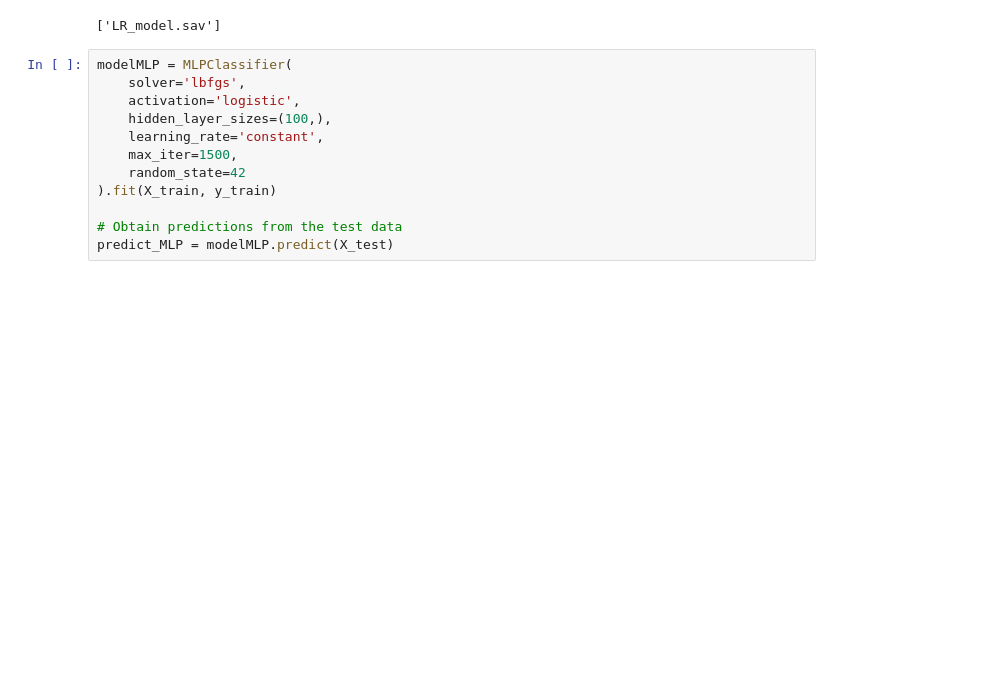
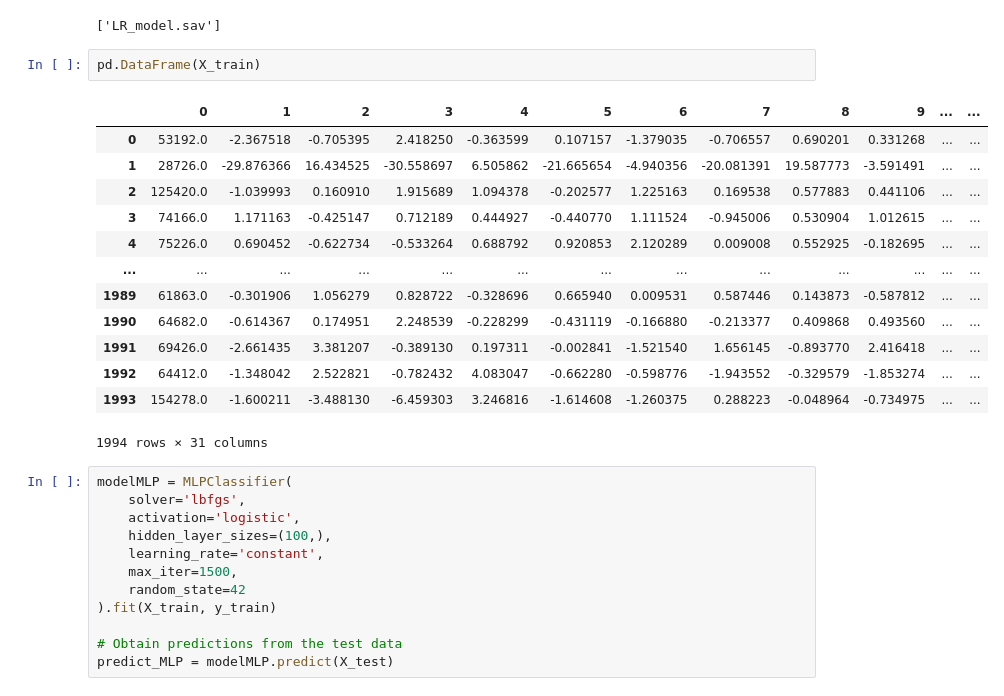
Before and after one commit to dejavu284/card-fraud, a Jupyter notebook: EDA/Aliens.ipynb, the cells around one changed output. Cells and saved outputs as stored; diff of their text form; blank space fills up the shorter version.

```diff
--- a/EDA/Aliens.ipynb
+++ b/EDA/Aliens.ipynb
@@ -282,6 +282,22 @@ filename = 'LR_model.sav'
 joblib.dump(modelLR, filename)
 # %% [output]
 ['LR_model.sav']
+# %%
+pd.DataFrame(X_train)
+# %% [output]
+|  | 0 | 1 | 2 | 3 | 4 | 5 | 6 | 7 | 8 | 9 | ... | ... |
+| 0 | 53192.0 | -2.367518 | -0.705395 | 2.418250 | -0.363599 | 0.107157 | -1.379035 | -0.706557 | 0.690201 | 0.331268 | ... | ... |
+| 1 | 28726.0 | -29.876366 | 16.434525 | -30.558697 | 6.505862 | -21.665654 | -4.940356 | -20.081391 | 19.587773 | -3.591491 | ... | ... |
+| 2 | 125420.0 | -1.039993 | 0.160910 | 1.915689 | 1.094378 | -0.202577 | 1.225163 | 0.169538 | 0.577883 | 0.441106 | ... | ... |
+| 3 | 74166.0 | 1.171163 | -0.425147 | 0.712189 | 0.444927 | -0.440770 | 1.111524 | -0.945006 | 0.530904 | 1.012615 | ... | ... |
+| 4 | 75226.0 | 0.690452 | -0.622734 | -0.533264 | 0.688792 | 0.920853 | 2.120289 | 0.009008 | 0.552925 | -0.182695 | ... | ... |
+| ... | ... | ... | ... | ... | ... | ... | ... | ... | ... | ... | ... | ... |
+| 1989 | 61863.0 | -0.301906 | 1.056279 | 0.828722 | -0.328696 | 0.665940 | 0.009531 | 0.587446 | 0.143873 | -0.587812 | ... | ... |
+| 1990 | 64682.0 | -0.614367 | 0.174951 | 2.248539 | -0.228299 | -0.431119 | -0.166880 | -0.213377 | 0.409868 | 0.493560 | ... | ... |
+| 1991 | 69426.0 | -2.661435 | 3.381207 | -0.389130 | 0.197311 | -0.002841 | -1.521540 | 1.656145 | -0.893770 | 2.416418 | ... | ... |
+| 1992 | 64412.0 | -1.348042 | 2.522821 | -0.782432 | 4.083047 | -0.662280 | -0.598776 | -1.943552 | -0.329579 | -1.853274 | ... | ... |
+| 1993 | 154278.0 | -1.600211 | -3.488130 | -6.459303 | 3.246816 | -1.614608 | -1.260375 | 0.288223 | -0.048964 | -0.734975 | ... | ... |
+1994 rows × 31 columns
 # %%
 modelMLP = MLPClassifier(
     solver='lbfgs',
```
Also changed, not shown: 3 other files.
